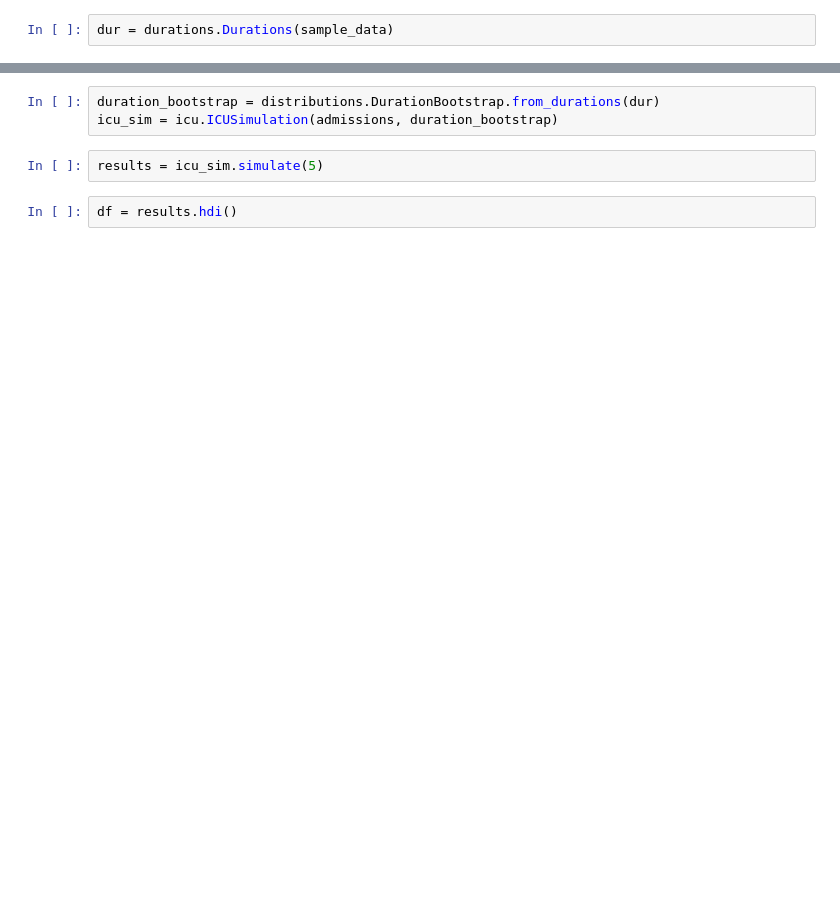
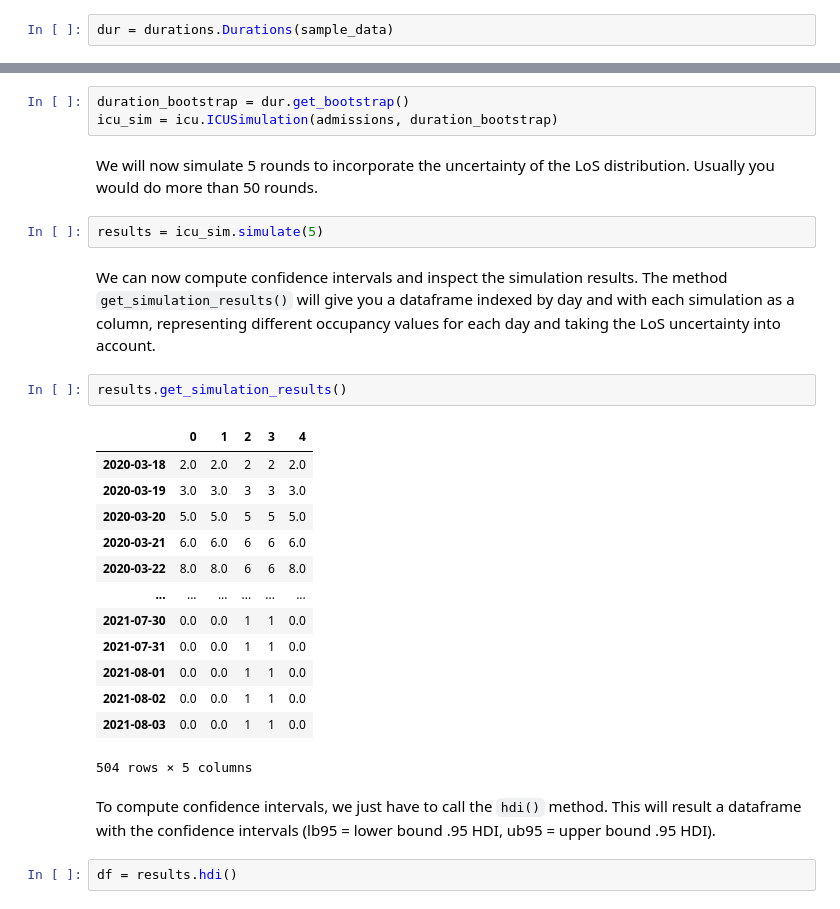
Before and after one commit to perone/episuite, a Jupyter notebook: icu_simulation_notebook.ipynb, the cells around one changed output, grey strips where cells are left out. Saved outputs shown, nothing was run; the diff lists cells and outputs as text; blank space fills up the shorter version.

```diff
--- a/icu_simulation_notebook.ipynb
+++ b/icu_simulation_notebook.ipynb
@@ -32,7 +63,29 @@ plt.show()
 # %%
-duration_bootstrap = distributions.DurationBootstrap.from_durations(dur)
+duration_bootstrap = dur.get_bootstrap()
 icu_sim = icu.ICUSimulation(admissions, duration_bootstrap)
+# %% [markdown]
+We will now simulate 5 rounds to incorporate the uncertainty of the LoS distribution. Usually you would do more than 50 rounds.
 # %%
 results = icu_sim.simulate(5)
+# %% [markdown]
+We can now compute confidence intervals and inspect the simulation results. The method `get_simulation_results()` will give you a dataframe indexed by day and with each simulation as a column, representing different occupancy values for each day and taking the LoS uncertainty into account.
+# %%
+results.get_simulation_results()
+# %% [output]
+|  | 0 | 1 | 2 | 3 | 4 |
+| 2020-03-18 | 2.0 | 2.0 | 2 | 2 | 2.0 |
+| 2020-03-19 | 3.0 | 3.0 | 3 | 3 | 3.0 |
+| 2020-03-20 | 5.0 | 5.0 | 5 | 5 | 5.0 |
+| 2020-03-21 | 6.0 | 6.0 | 6 | 6 | 6.0 |
+| 2020-03-22 | 8.0 | 8.0 | 6 | 6 | 8.0 |
+| ... | ... | ... | ... | ... | ... |
+| 2021-07-30 | 0.0 | 0.0 | 1 | 1 | 0.0 |
+| 2021-07-31 | 0.0 | 0.0 | 1 | 1 | 0.0 |
+| 2021-08-01 | 0.0 | 0.0 | 1 | 1 | 0.0 |
+| 2021-08-02 | 0.0 | 0.0 | 1 | 1 | 0.0 |
+| 2021-08-03 | 0.0 | 0.0 | 1 | 1 | 0.0 |
+504 rows × 5 columns
+# %% [markdown]
+To compute confidence intervals, we just have to call the `hdi()` method. This will result a dataframe with the confidence intervals (lb95 = lower bound .95 HDI, ub95 = upper bound .95 HDI).
 # %%
 df = results.hdi()
```
Also changed, not shown: parts of 10 cells of this notebook, 57 other files.
